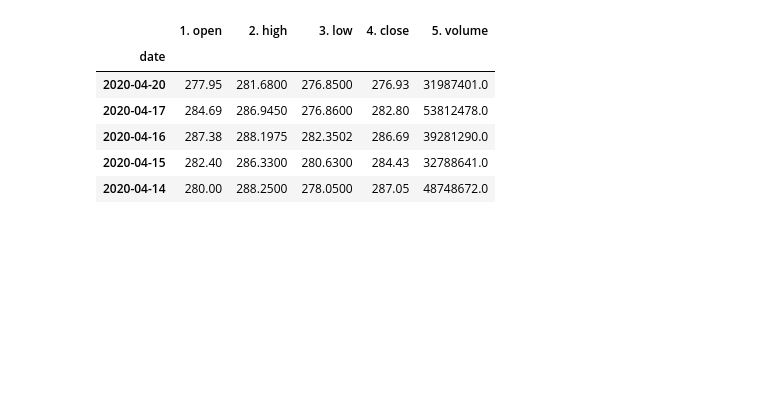
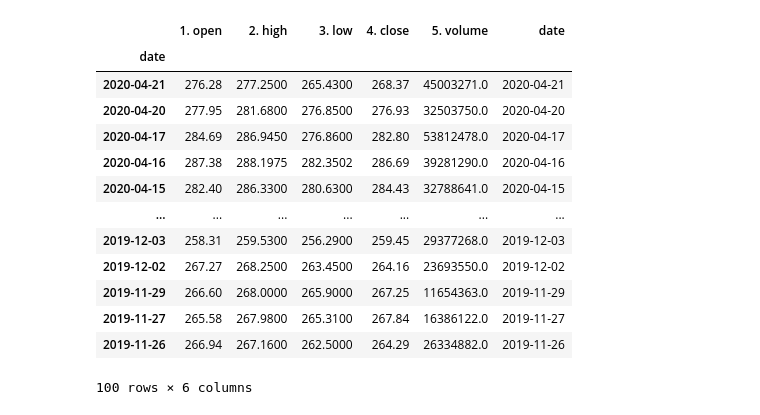
Before and after one commit to MarcovChain/FlaskFinance, a Jupyter notebook: stocks.ipynb, the cells around one changed output. Cells and saved outputs as stored; diff of their text form; code cells hidden in the pictures; blank space fills up the shorter version.

```diff
--- a/stocks.ipynb
+++ b/stocks.ipynb
@@ -43,10 +32,19 @@ plt.show()
+# %%
+aapl_data['date'] = aapl_data.index
 # %%
-aapl_data.head()
+aapl_data
 # %% [output]
-|  | 1. open | 2. high | 3. low | 4. close | 5. volume |
-| date |  |  |  |  |  |
-| 2020-04-20 | 277.95 | 281.6800 | 276.8500 | 276.93 | 31987401.0 |
-| 2020-04-17 | 284.69 | 286.9450 | 276.8600 | 282.80 | 53812478.0 |
-| 2020-04-16 | 287.38 | 288.1975 | 282.3502 | 286.69 | 39281290.0 |
-| 2020-04-15 | 282.40 | 286.3300 | 280.6300 | 284.43 | 32788641.0 |
-| 2020-04-14 | 280.00 | 288.2500 | 278.0500 | 287.05 | 48748672.0 |
+|  | 1. open | 2. high | 3. low | 4. close | 5. volume | date |
+| date |  |  |  |  |  |  |
+| 2020-04-21 | 276.28 | 277.2500 | 265.4300 | 268.37 | 45003271.0 | 2020-04-21 |
+| 2020-04-20 | 277.95 | 281.6800 | 276.8500 | 276.93 | 32503750.0 | 2020-04-20 |
+| 2020-04-17 | 284.69 | 286.9450 | 276.8600 | 282.80 | 53812478.0 | 2020-04-17 |
+| 2020-04-16 | 287.38 | 288.1975 | 282.3502 | 286.69 | 39281290.0 | 2020-04-16 |
+| 2020-04-15 | 282.40 | 286.3300 | 280.6300 | 284.43 | 32788641.0 | 2020-04-15 |
+| ... | ... | ... | ... | ... | ... | ... |
+| 2019-12-03 | 258.31 | 259.5300 | 256.2900 | 259.45 | 29377268.0 | 2019-12-03 |
+| 2019-12-02 | 267.27 | 268.2500 | 263.4500 | 264.16 | 23693550.0 | 2019-12-02 |
+| 2019-11-29 | 266.60 | 268.0000 | 265.9000 | 267.25 | 11654363.0 | 2019-11-29 |
+| 2019-11-27 | 265.58 | 267.9800 | 265.3100 | 267.84 | 16386122.0 | 2019-11-27 |
+| 2019-11-26 | 266.94 | 267.1600 | 262.5000 | 264.29 | 26334882.0 | 2019-11-26 |
+100 rows × 6 columns
```
Also changed, not shown: parts of 7 cells of this notebook, 1 other file.
